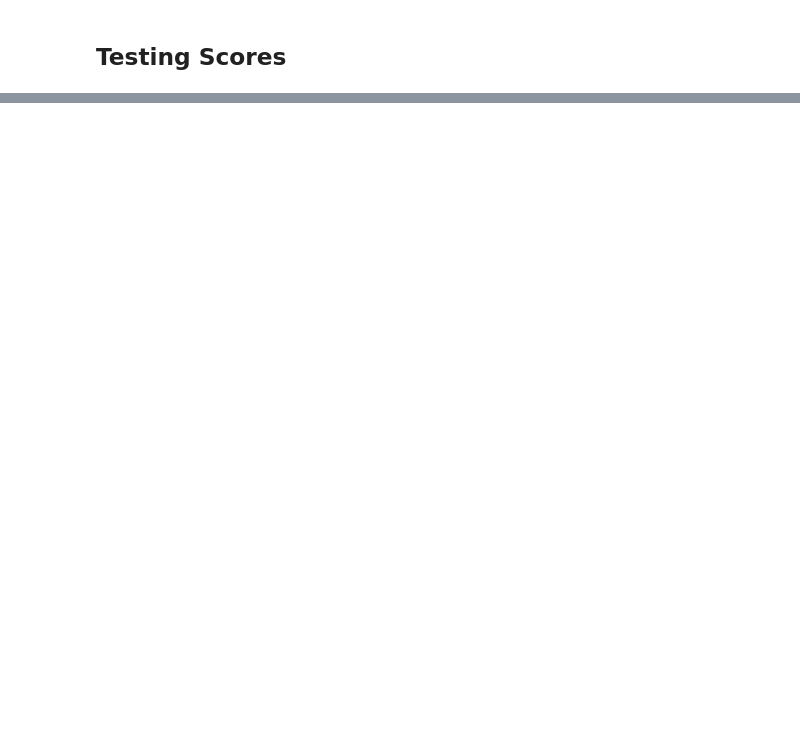
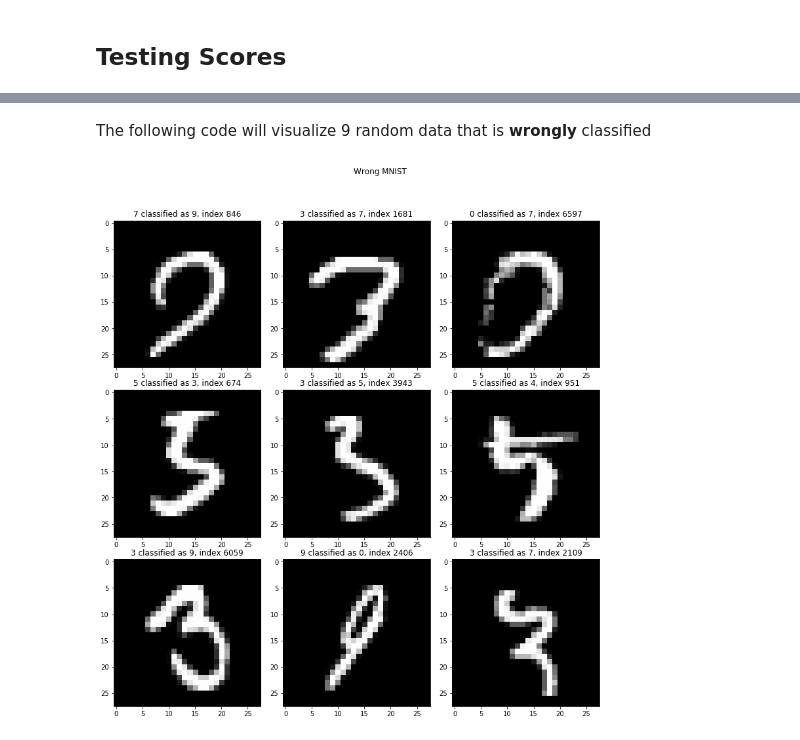
Before and after one commit to chandraseta/gan-on-structured-data, a Jupyter notebook: deep-learning/keras-mnist.ipynb, the cells around one changed output, grey strips where cells are left out. Drawn from its saved outputs; the diff is of its cells as text; code cells hidden in the pictures; blank space fills up the shorter version.

Commit message:
Added codes to show samples of successful and failed test case

```diff
--- a/deep-learning/keras-mnist.ipynb
+++ b/deep-learning/keras-mnist.ipynb
@@ -117,11 +117,11 @@ model.compile(optimizer=adam,
               loss='categorical_crossentropy',
               metrics=['accuracy'])
 
-model.fit(x_train, y_train,
-          batch_size=batch_size,
-          epochs=epoch_limit,
-          verbose=1,
-          validation_data=(x_test, y_test))
+history = model.fit(x_train, y_train,
+                    batch_size=batch_size,
+                    epochs=epoch_limit,
+                    verbose=1,
+                    validation_data=(x_test, y_test))
 # %% [output]
 WARNING:tensorflow:Variable *= will be deprecated. Use variable.assign_mul if you want assignment to the variable value or 'x = x * y' if you want a new python Tensor object.
 Train on 60000 samples, validate on 10000 samples
@@ -153,0 +157,18 @@ Test Loss = 0.08469229024424053, Test Accuracy = 0.9822
+# %%
+import numpy as np
+
+y_test_prediction = model.predict(x_test, verbose=1)
+
+# Round to turn predictions to 0 and 1
+y_test_prediction = np.round(y_test_prediction)
+
+failed_indices = []
+false_count = 0
+for i in range (len(y_test)):
+    for j in range (n_class):
+        if y_test_prediction[i][j] != y_test[i][j]:
+            failed_indices.append(i)
+            false_count += 1
+            break
+
+print("Total of {} failed test case".format(false_count))
@@ -153,0 +178,21 @@ Test Loss = 0.08469229024424053, Test Accuracy = 0.9822
+# %% [markdown]
+The following code will visualize 9 random data that is **wrongly** classified
+# %%
+import matplotlib.pyplot as plt
+import random
+
+figure, ax = plt.subplots(3,3, figsize=(12, 12))
+figure.suptitle('Wrong MNIST')
+figure.tight_layout(pad=0.3, rect=[0,0,0.9,0.9])
+
+used_indices = []
+for x, y in [(i, j) for i in range(3) for j in range(3)]:
+    index = random.choice(failed_indices)
+    # Check if the randomized index has been used this time
+    while index in used_indices:
+        index = random.choice(failed_indices)
+    used_indices.append(index)
+    ax[x, y].imshow(x_test[index].reshape((28,28)), cmap='gray')
+    ax[x, y].set_title('{} classified as {}, index {}'.format(np.argmax(y_test[index]), np.argmax(y_test_prediction[index]), index))
+# %% [output]
+[figure, added]
```
Also changed, not shown: parts of 11 cells of this notebook.
